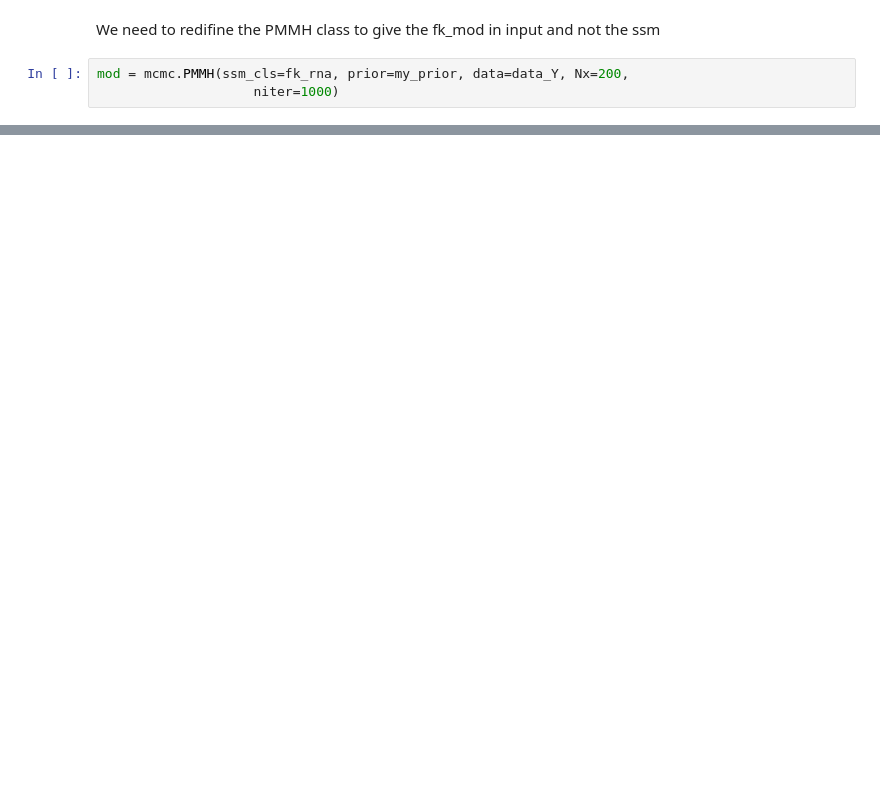
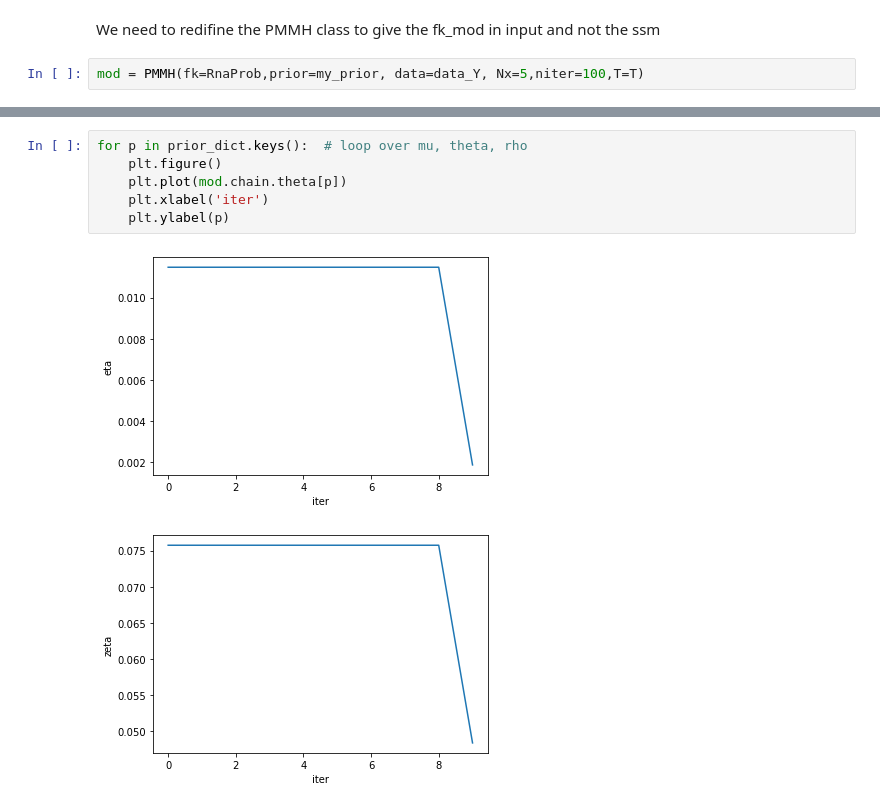
Before and after one commit to TheoAlegretti/HMMC-project, a Jupyter notebook: MAIN.ipynb, the cells around one changed output, grey strips where cells are left out. Saved outputs shown, nothing was run; the diff lists cells and outputs as text; blank space fills up the shorter version.

```diff
--- a/MAIN.ipynb
+++ b/MAIN.ipynb
@@ -616,7 +812,6 @@ class PMMH(GenericRWHM):
 # %% [markdown]
 We need to redifine the PMMH class to give the fk_mod in input and not the ssm
 # %%
-mod = mcmc.PMMH(ssm_cls=fk_rna, prior=my_prior, data=data_Y, Nx=200,
-                    niter=1000)
+mod = PMMH(fk=RnaProb,prior=my_prior, data=data_Y, Nx=5,niter=100,T=T)
 # %%
 mod.run()
@@ -624,0 +818,9 @@ TypeError: 'SMC' object is not callable
+# %%
+for p in prior_dict.keys():  # loop over mu, theta, rho
+    plt.figure()
+    plt.plot(mod.chain.theta[p])
+    plt.xlabel('iter')
+    plt.ylabel(p)
+# %% [output]
+[figure, added]
+[figure, added]
```
Also changed, not shown: parts of 11 cells of this notebook.
